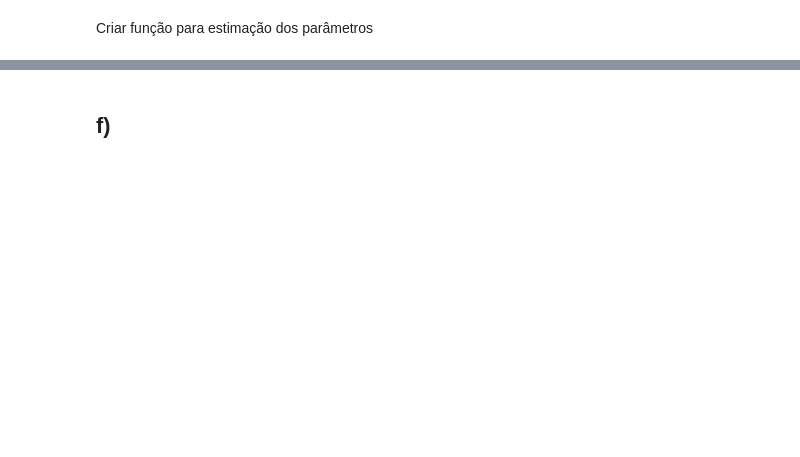
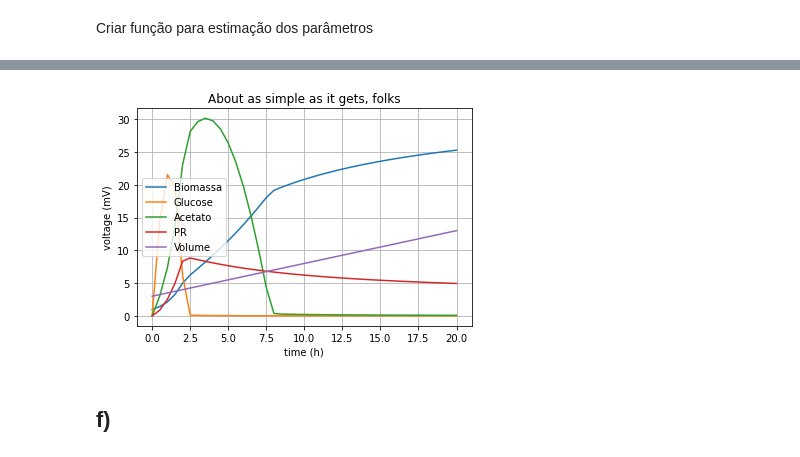
Before and after one commit to DiogoM1/MBINF_MPB_projeto, a Jupyter notebook: ficha.ipynb, the cells around one changed output, grey strips where cells are left out. Saved outputs shown, nothing was run; the diff lists cells and outputs as text; code cells hidden in the pictures; blank space fills up the shorter version.

```diff
--- a/ficha.ipynb
+++ b/ficha.ipynb
@@ -279,2 +366,17 @@ x0 = []
+# %%
+# Consider using matplotlib for plotting.
+T = [x * 0.5 for x in range(0, 41)]
+labels = ['Biomassa', 'Glucose', 'Acetato', 'PR', 'Volume']
+
+# Consider using matplotlib for plotting.
+fig, ax = plt.subplots()
+ax.plot(T, Y)
+ax.legend(labels)
+ax.set(xlabel='time (h)', ylabel='voltage (mV)',title='About as simple as it gets, folks')
+ax.grid()
+fig.savefig("test.png", dpi=300)
+plt.show()
+# %% [output]
+[figure, added]
 # %% [markdown]
 ## f)
```
Also changed, not shown: parts of 19 cells of this notebook.
